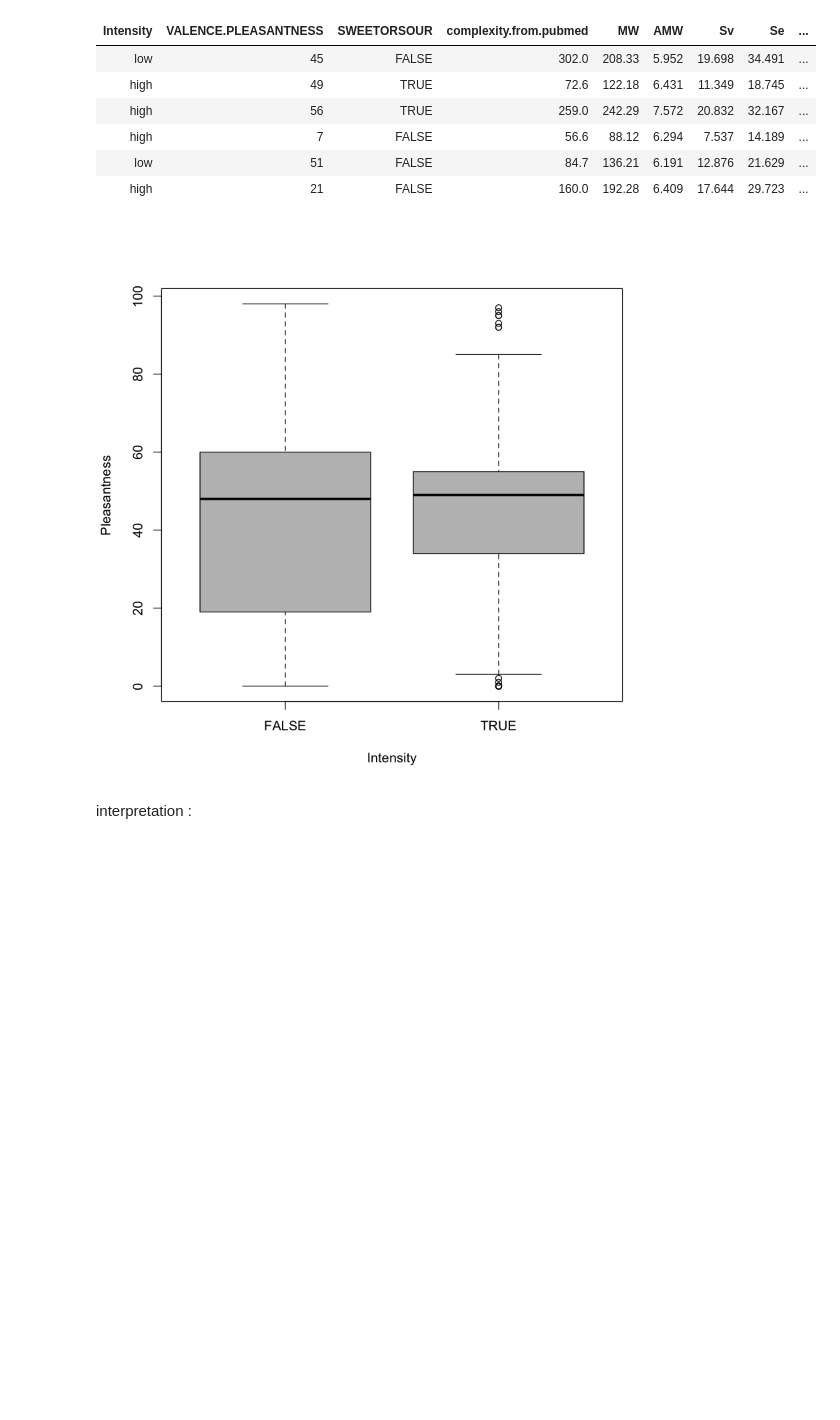
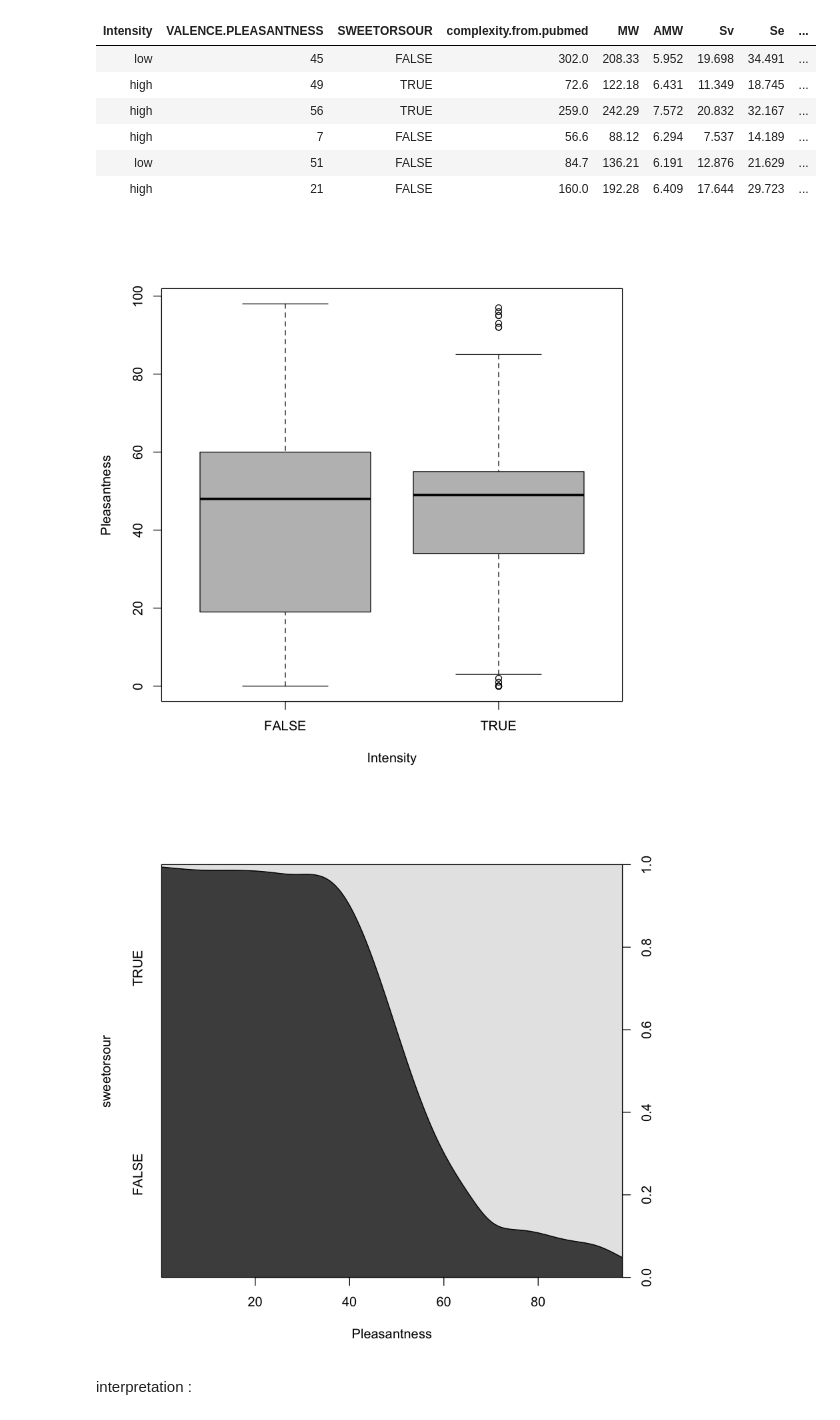
Before and after one commit to Alicia-max/BIO322-Regression, a Jupyter notebook: src/Exploration.ipynb, the cells around one changed output. Cells and saved outputs as stored; diff of their text form; code cells hidden in the pictures; blank space fills up the shorter version.

```diff
--- a/src/Exploration.ipynb
+++ b/src/Exploration.ipynb
@@ -15,10 +15,14 @@ head(data)
 # %%
 #plot pleasantness en fonction some features (intensity)
 
 plot(data$Intensity, data$VALENCE.PLEASANTNESS, xlab='Intensity', ylab='Pleasantness', col='gray', xaxt='n', )
 axis(1,c(1,2),c("FALSE","TRUE"))
-#points((data$Intensity), data$VALENCE.PLEASANTNESS, pch=19)
+
+
+sweetorsour<- factor(data$SWEETORSOUR)
+cdplot( sweetorsour ~ data$VALENCE.PLEASANTNESS, xlab= 'Pleasantness')
 # %% [output]
 [figure]
+[figure, added]
 # %% [markdown]
 interpretation :
```
Also changed, not shown: parts of 12 cells of this notebook.
